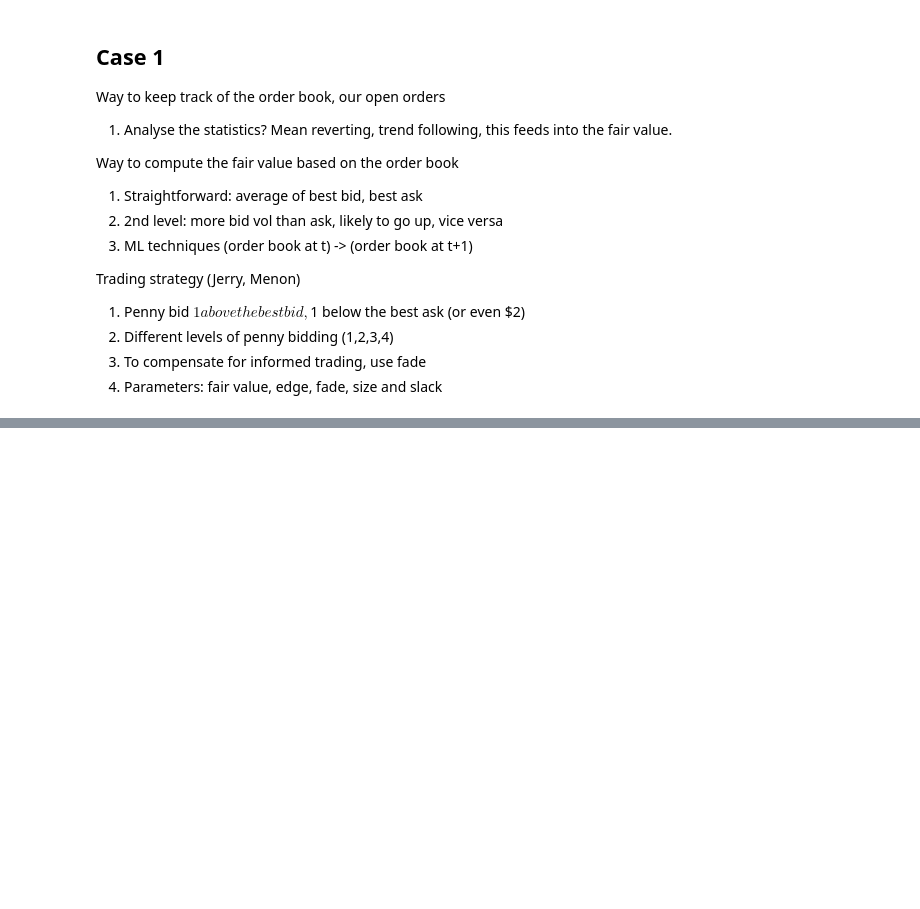
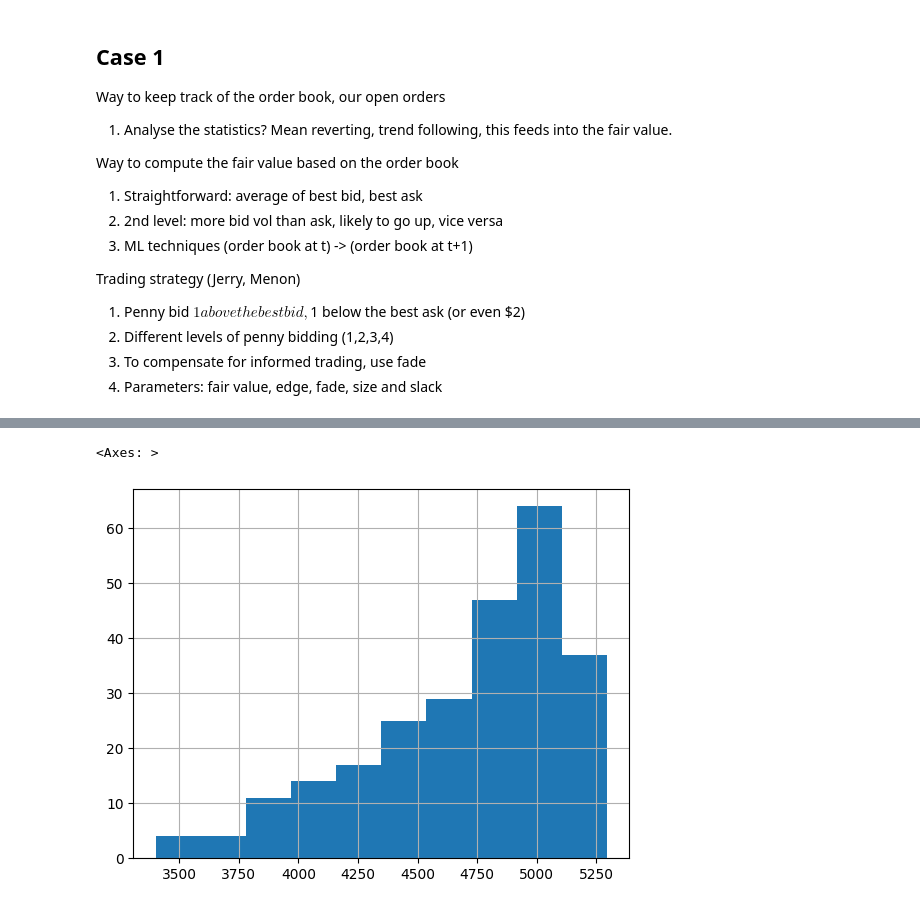
Before and after one commit to sabvan/UChicagoTradingComp, a Jupyter notebook: analysis.ipynb, the cells around one changed output, grey strips where cells are left out. Saved outputs shown, nothing was run; the diff lists cells and outputs as text; code cells hidden in the pictures; blank space fills up the shorter version.

```diff
--- a/analysis.ipynb
+++ b/analysis.ipynb
@@ -138,0 +144,3 @@ Trading strategy (Jerry, Menon)
+# %%
+df = pd.read_csv("Case1_Historical.csv")
+df
@@ -138,0 +161,5 @@ Trading strategy (Jerry, Menon)
+# %%
+df['EPT'].hist()
+# %% [output]
+<Axes: >
+[figure, added]
```
Also changed, not shown: parts of 7 cells of this notebook, 2 other files.
